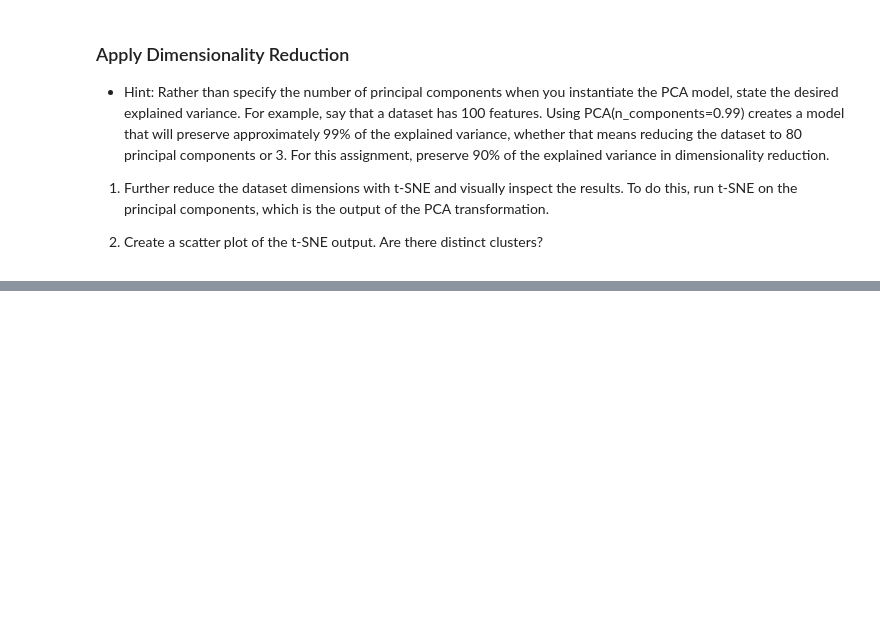
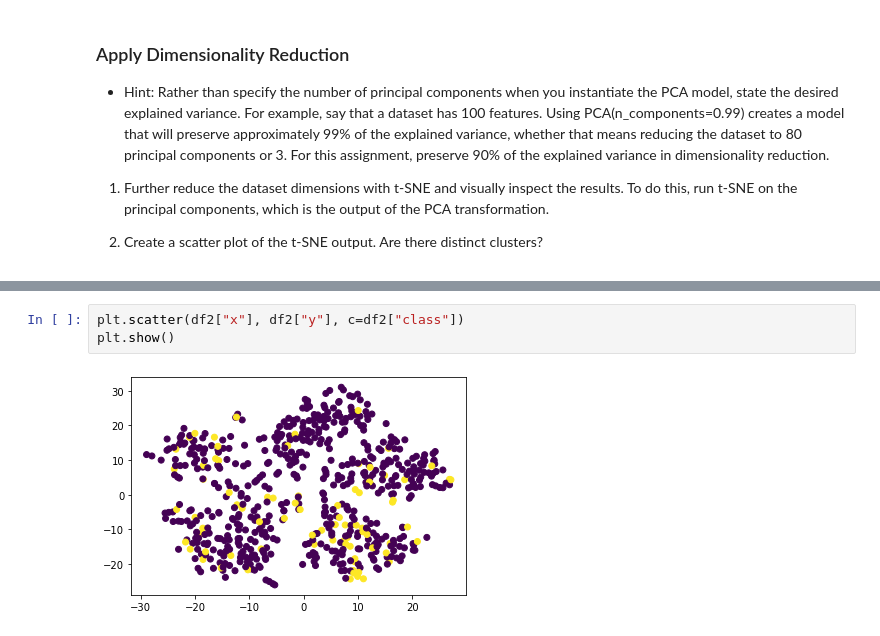
Before and after one commit to harsh-env/Unsupervised_MachineLearning, a Jupyter notebook: unsupervised_ml.ipynb, the cells around one changed output, grey strips where cells are left out. Cells and saved outputs as stored; diff of their text form; blank space fills up the shorter version.

```diff
--- a/unsupervised_ml.ipynb
+++ b/unsupervised_ml.ipynb
@@ -53,0 +86,5 @@ pca_transformed_data = pca.fit_transform(scaled_data)
+# %%
+plt.scatter(df2["x"], df2["y"], c=df2["class"])
+plt.show()
+# %% [output]
+[figure, added]
```
Also changed, not shown: parts of 16 cells of this notebook.
